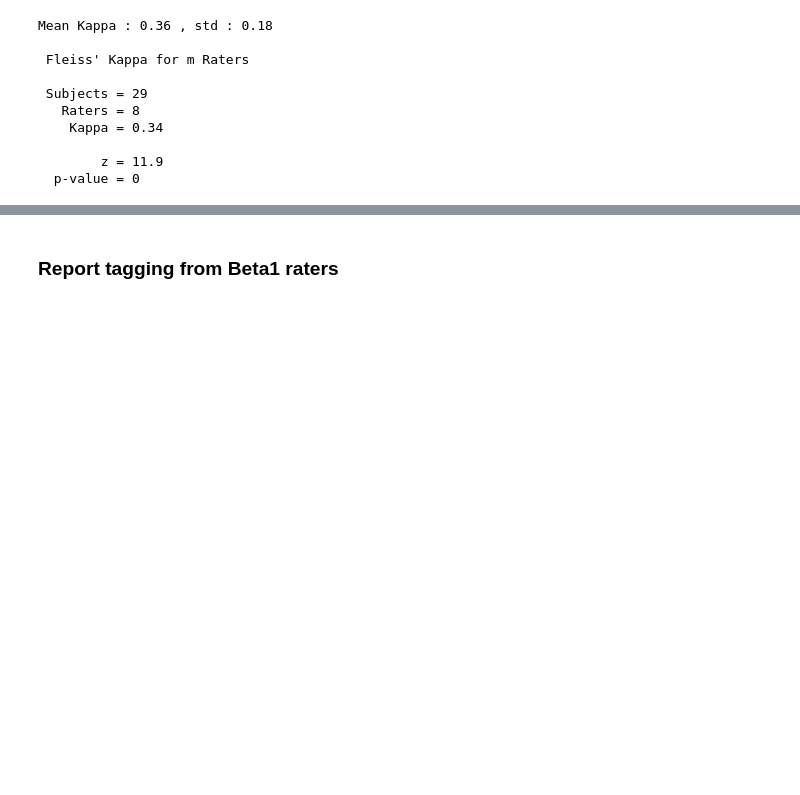
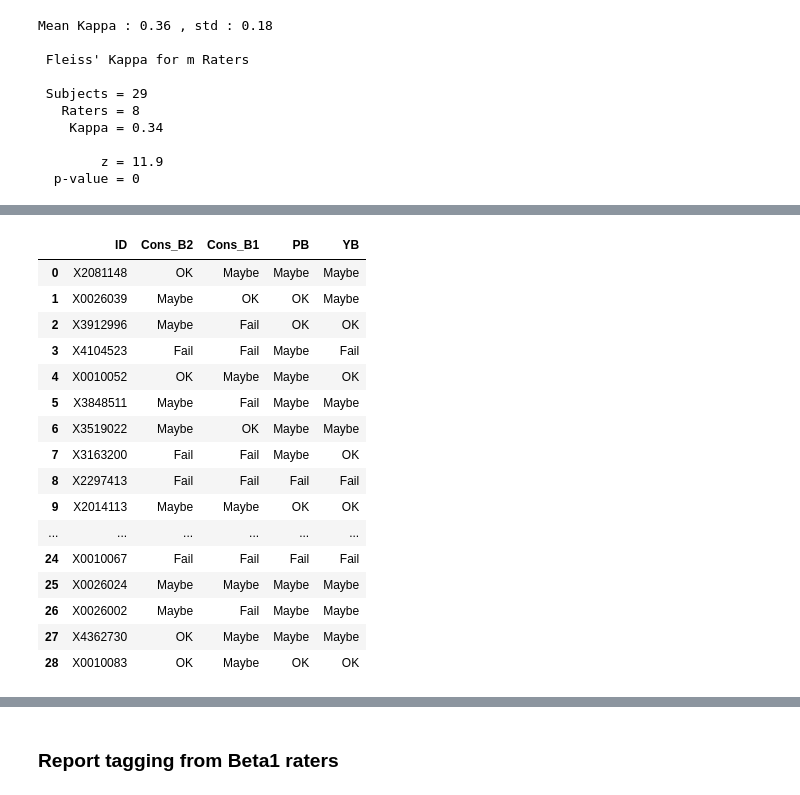
Before and after one commit to SIMEXP/brain_match, a Jupyter notebook: notebooks/Beta2_zooniverse_QC_results.ipynb, the cells around one changed output, grey strips where cells are left out. Saved outputs shown, nothing was run; the diff lists cells and outputs as text; code cells hidden in the pictures; blank space fills up the shorter version.

```diff
--- a/notebooks/Beta2_zooniverse_QC_results.ipynb
+++ b/notebooks/Beta2_zooniverse_QC_results.ipynb
@@ -484,0 +487,3 @@ Image(url= "https://i.stack.imgur.com/kYNd6.png" ,width=600, height=600)
+# %%
+beta1 = pd.read_csv('../data/rating/Beta1_zooniverse_rating.csv')
+beta1.head()
@@ -484,0 +507,24 @@ Image(url= "https://i.stack.imgur.com/kYNd6.png" ,width=600, height=600)
+# %%
+# Merge
+dfs = [df_norm[['ID','concensus_NoExp']],beta1,pilot2]
+merge_ratings = reduce(lambda left,right: pd.merge(left,right,how='inner',on='ID'), dfs).apply(lambda x: x.str.strip() if x.dtype == "object" else x)
+merge_ratings.rename(columns={'concensus_NoExp':'Cons_B2'},inplace=True)
+merge_ratings
+# %% [output]
+|  | ID | Cons_B2 | Cons_B1 | PB | YB |
+| 0 | X2081148 | OK | Maybe | Maybe | Maybe |
+| 1 | X0026039 | Maybe | OK | OK | Maybe |
+| 2 | X3912996 | Maybe | Fail | OK | OK |
+| 3 | X4104523 | Fail | Fail | Maybe | Fail |
+| 4 | X0010052 | OK | Maybe | Maybe | OK |
+| 5 | X3848511 | Maybe | Fail | Maybe | Maybe |
+| 6 | X3519022 | Maybe | OK | Maybe | Maybe |
+| 7 | X3163200 | Fail | Fail | Maybe | OK |
+| 8 | X2297413 | Fail | Fail | Fail | Fail |
+| 9 | X2014113 | Maybe | Maybe | OK | OK |
+| ... | ... | ... | ... | ... | ... |
+| 24 | X0010067 | Fail | Fail | Fail | Fail |
+| 25 | X0026024 | Maybe | Maybe | Maybe | Maybe |
+| 26 | X0026002 | Maybe | Fail | Maybe | Maybe |
+| 27 | X4362730 | OK | Maybe | Maybe | Maybe |
+| 28 | X0010083 | OK | Maybe | OK | OK |
```
Also changed, not shown: parts of 11 cells of this notebook, 17 other files.
